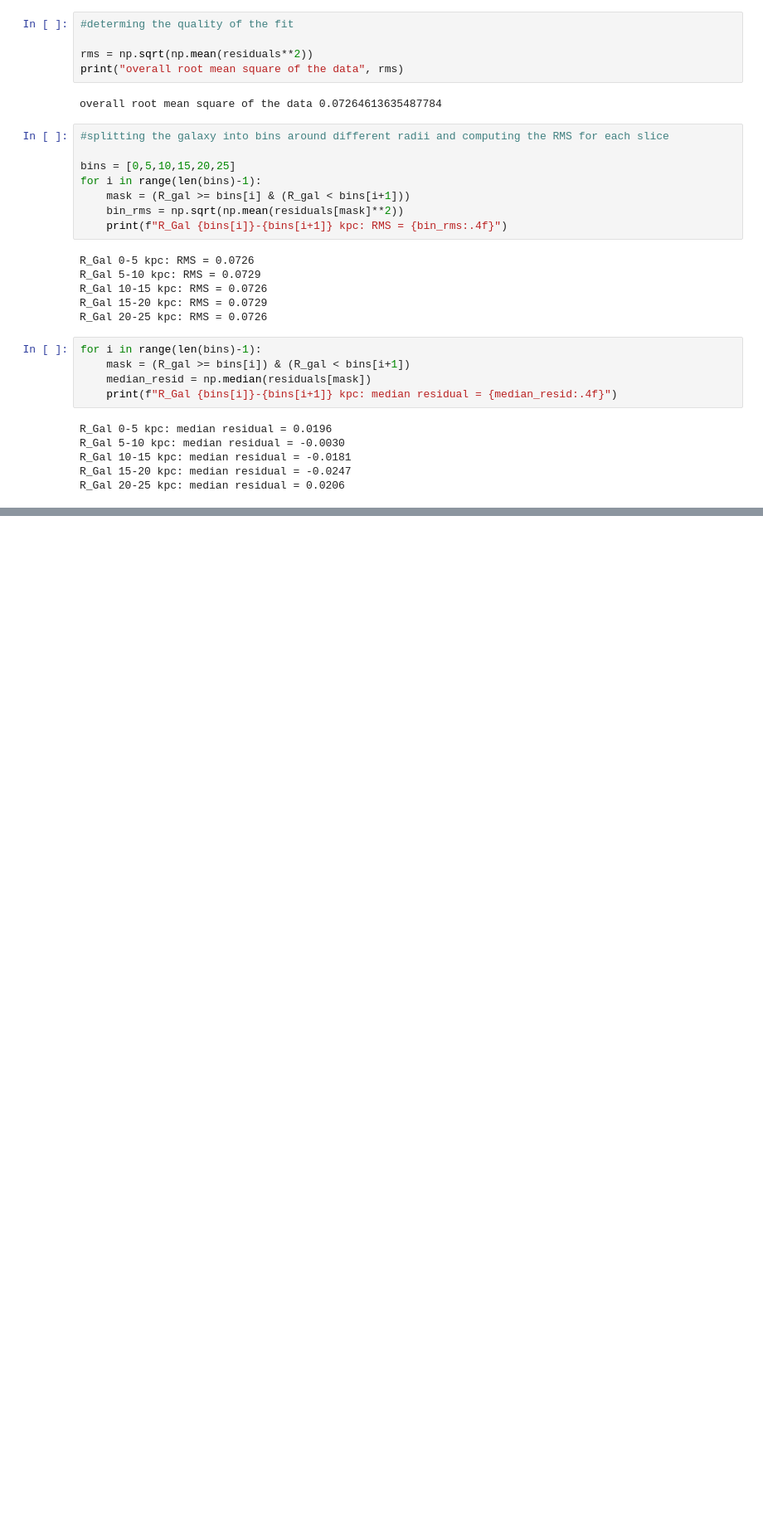
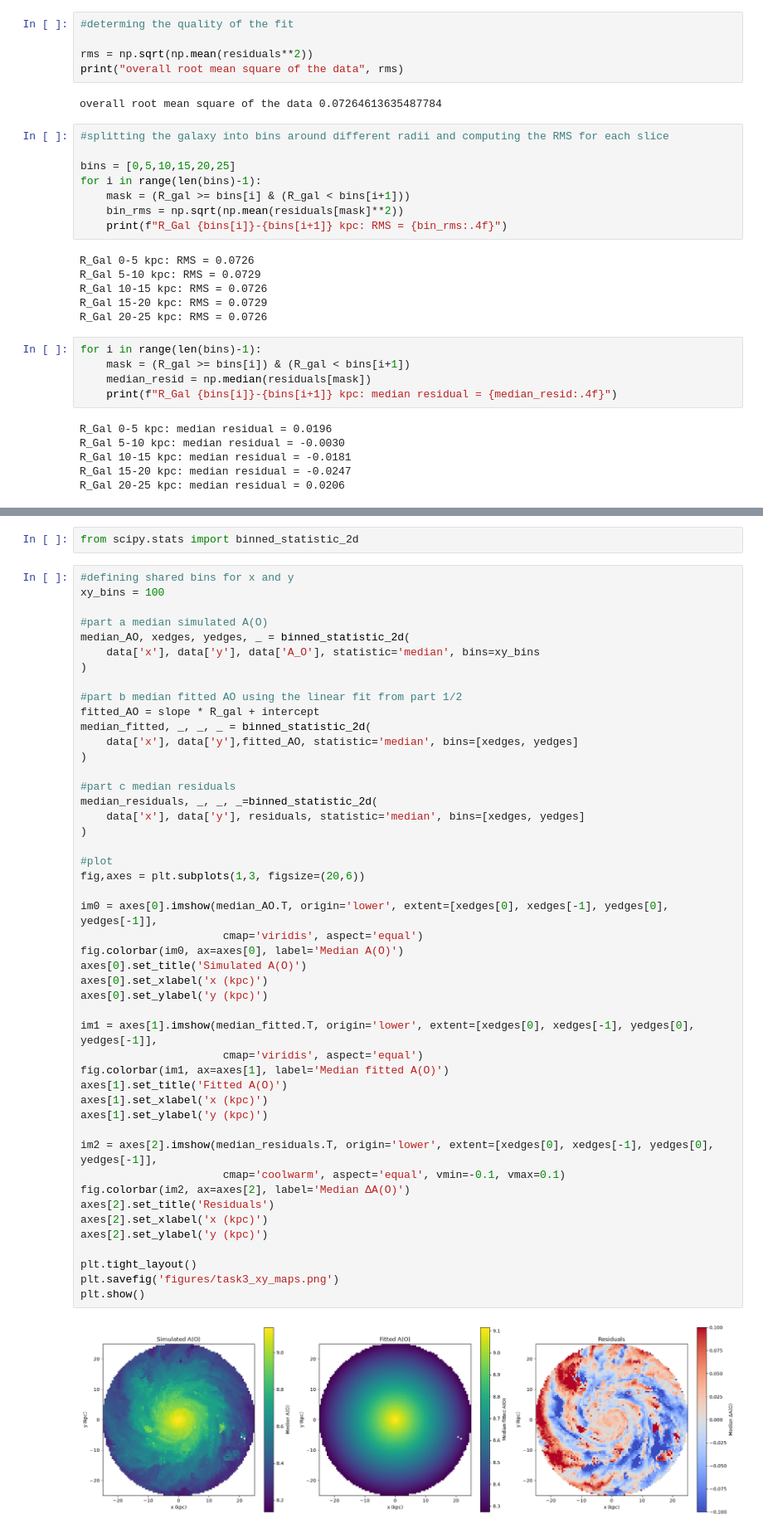
Before and after one commit to alannahfav/astro_comp_assignment2, a Jupyter notebook: Task3-Metallicity.ipynb, the cells around one changed output, grey strips where cells are left out. Shown at 83% size. Saved outputs shown, nothing was run; the diff lists cells and outputs as text; blank space fills up the shorter version.

```diff
--- a/Task3-Metallicity.ipynb
+++ b/Task3-Metallicity.ipynb
@@ -139,0 +141,51 @@ However the meadian residuals show a clear systematic pattern that the RMS misse
+# %%
+from scipy.stats import binned_statistic_2d
+# %%
+#defining shared bins for x and y
+xy_bins = 100
+
+#part a median simulated A(O)
+median_AO, xedges, yedges, _ = binned_statistic_2d(
+    data['x'], data['y'], data['A_O'], statistic='median', bins=xy_bins
+)
+
+#part b median fitted AO using the linear fit from part 1/2
+fitted_AO = slope * R_gal + intercept
+median_fitted, _, _, _ = binned_statistic_2d(
+    data['x'], data['y'],fitted_AO, statistic='median', bins=[xedges, yedges]
+)
+
+#part c median residuals
+median_residuals, _, _, _=binned_statistic_2d(
+    data['x'], data['y'], residuals, statistic='median', bins=[xedges, yedges]
+)
+
+#plot
+fig,axes = plt.subplots(1,3, figsize=(20,6))
+
+im0 = axes[0].imshow(median_AO.T, origin='lower', extent=[xedges[0], xedges[-1], yedges[0], yedges[-1]],
+                      cmap='viridis', aspect='equal')
+fig.colorbar(im0, ax=axes[0], label='Median A(O)')
+axes[0].set_title('Simulated A(O)')
+axes[0].set_xlabel('x (kpc)')
+axes[0].set_ylabel('y (kpc)')
+
+im1 = axes[1].imshow(median_fitted.T, origin='lower', extent=[xedges[0], xedges[-1], yedges[0], yedges[-1]],
+                      cmap='viridis', aspect='equal')
+fig.colorbar(im1, ax=axes[1], label='Median fitted A(O)')
+axes[1].set_title('Fitted A(O)')
+axes[1].set_xlabel('x (kpc)')
+axes[1].set_ylabel('y (kpc)')
+
+im2 = axes[2].imshow(median_residuals.T, origin='lower', extent=[xedges[0], xedges[-1], yedges[0], yedges[-1]],
+                      cmap='coolwarm', aspect='equal', vmin=-0.1, vmax=0.1)
+fig.colorbar(im2, ax=axes[2], label='Median ΔA(O)')
+axes[2].set_title('Residuals')
+axes[2].set_xlabel('x (kpc)')
+axes[2].set_ylabel('y (kpc)')
+
+plt.tight_layout()
+plt.savefig('figures/task3_xy_maps.png')
+plt.show()
+# %% [output]
+[figure, added]
```
Also changed, not shown: parts of 2 cells of this notebook.
